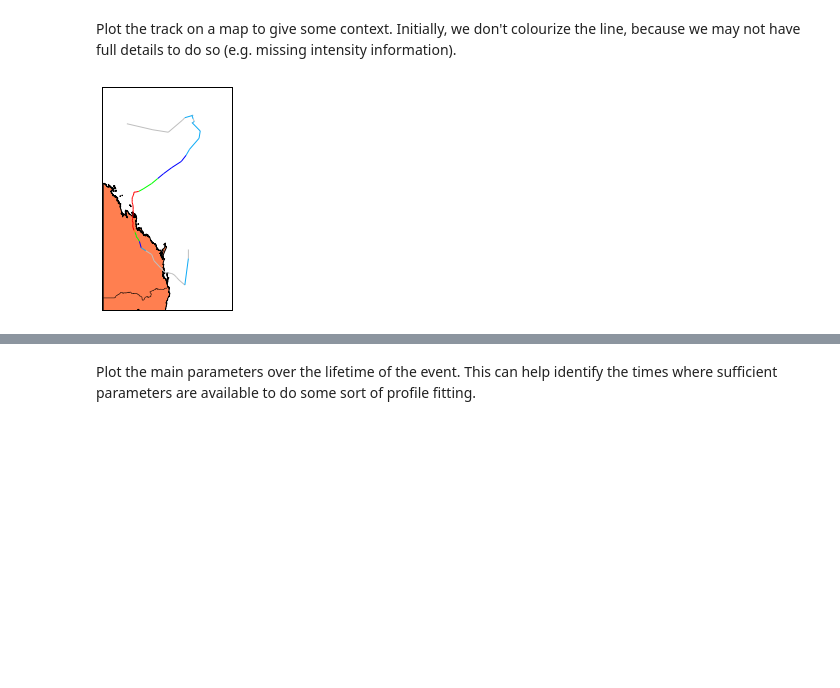
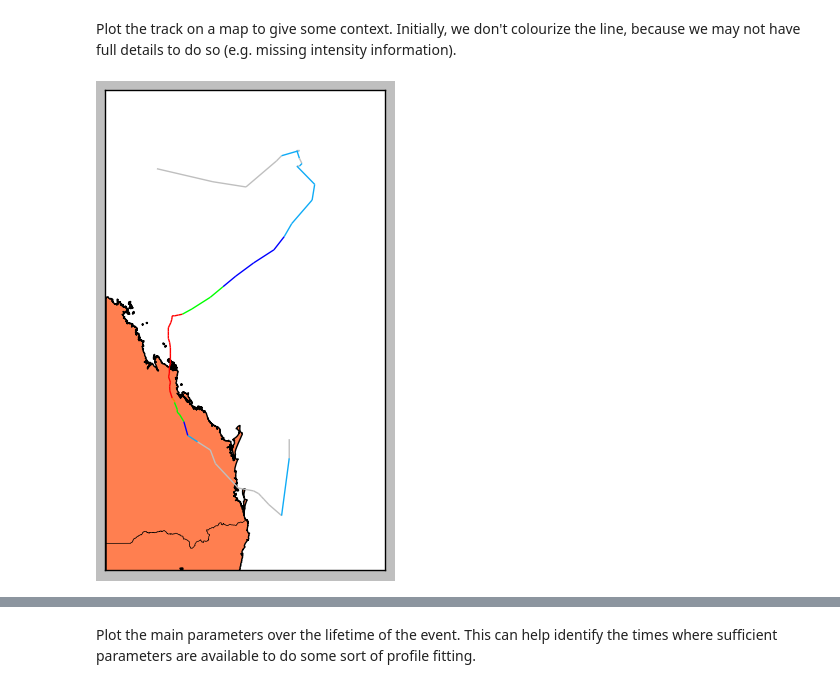
Before and after one commit to wcarthur/notebooks, a Jupyter notebook: Fitting a radial profile to tropical cyclone observations.ipynb, the cells around one changed output, grey strips where cells are left out. Saved outputs shown, nothing was run; the diff lists cells and outputs as text; code cells hidden in the pictures; blank space fills up the shorter version.

```diff
--- a/Fitting a radial profile to tropical cyclone observations.ipynb
+++ b/Fitting a radial profile to tropical cyclone observations.ipynb
@@ -41,7 +49,7 @@ We build a widget to allow selection of a track file. This is from [Interactive
 # %%
 import FileWidgets
 
-FileLoader = FileWidget()
+FileLoader = FileWidgets.FileLoaderWidget()
 FileLoader
 # %% [markdown]
 We use the existing wind modules from TCRM to generate the profile. These are part of the ``wind.windmodels`` module. For comparison, we use the Powell and Willoughby profiles as well. The former calculates $\beta$ as a function of maximum wind speed and latitude, while the latter uses maximum wind speed only.
@@ -99,7 +107,7 @@ skip_header = 1
 usecols = tuple(range(36))
 missing_value = "NaN"
 filling_values = 0
-filename = file_widget.filename
+filename = FileLoader.filename
 
 data = np.genfromtxt(filename, dtype, delimiter=delimiter, skip_header=skip_header, converters=converters,
                      missing_values=missing_value, filling_values=filling_values, usecols=usecols, autostrip=True)
@@ -115,6 +123,12 @@ from Utilities.loadData import getSpeedBearing
 
 speed, bearing = getSpeedBearing(index, data['Longitude'], data['Latitude'], dt)
 speed = convert(speed, 'kmh', 'mps')
+age = np.cumsum(dt)
+lon = data['Longitude']
+lat = data['Latitude']
+penv = data['PressureOCI']
+pcentre = data['CentralPressure']
+rmax = data['RadiusMaxWinds']
 # %% [markdown]
 The data is now stored as a ``numpy.recarray`` object, which makes it easier to work with.
 
@@ -146,29 +160,30 @@ def colorline(x, y, z=None, linewidth=1.0, alpha=1.0):
     segments = make_segments(x, y)
     cmap = ListedColormap(['0.75', '#0FABF6', '#0000FF',
                             '#00FF00', '#FF8100', '#ff0000'])
-    norm = BoundaryNorm([0, 17.5, 24.5, 32.5, 44.2, 55.5, 1000], cmap.N)
+    norm = BoundaryNorm([0, 17.5, 24.5, 32.5, 44.2, 55.5, 1000.], cmap.N)
     lc = LineCollection(segments, array=z, cmap=cmap,
                         norm=norm, linewidth=linewidth, alpha=alpha)
 
     ax = plt.gca()
     ax.add_collection(lc)
 # %%
-minLon = np.floor(data['Longitude'].min()) - 2
-maxLon = np.ceil(data['Longitude'].max()) + 2
-minLat = np.floor(data['Latitude'].min()) - 2
-maxLat = np.ceil(data['Latitude'].max()) + 2
+minLon = np.floor(lon.min()) - 2
+maxLon = np.ceil(lon.max()) + 2
+minLat = np.floor(lat.min()) - 2
+maxLat = np.ceil(lat.max()) + 2
 
 xx = np.arange(minLon, maxLon + 0.1, 0.1)
 yy = np.arange(minLat, maxLat + 0.1, 0.1)
 xgrid, ygrid = np.meshgrid(xx, yy)
 
 m = Basemap(projection='mill', llcrnrlon=minLon, llcrnrlat=minLat,
             urcrnrlon=maxLon, urcrnrlat=maxLat, resolution='h')
 m.drawcoastlines()
 m.drawstates()
 m.drawcountries()
 m.fillcontinents('coral')
-x,y = m(data['Longitude'], data['Latitude'])
+x,y = m(lon, lat)
 colorline(x,y,z=data['WindSpeed'])
+plt.show()
 # %% [output]
-[figure, old version]
+[figure, new version]
```
Also changed, not shown: parts of 16 cells of this notebook, 2 other files.
